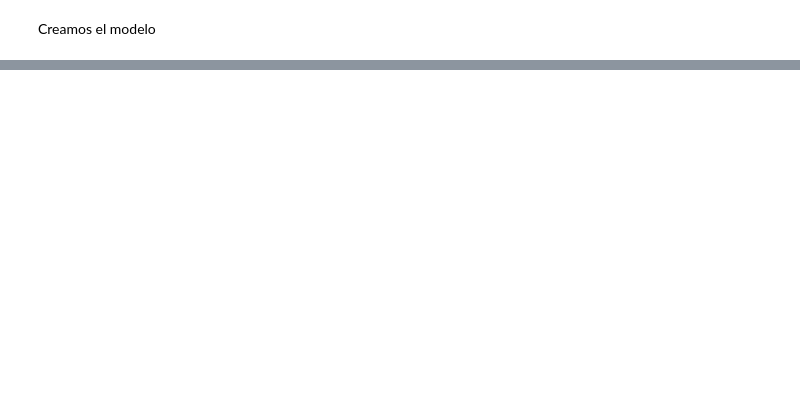
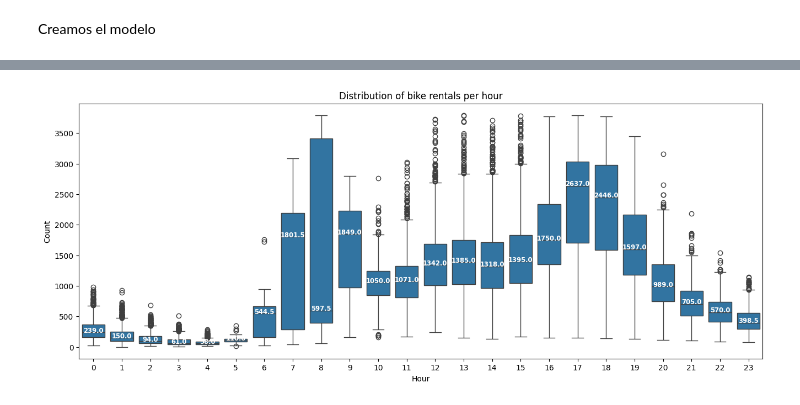
Before and after one commit to JairAmaro/Portafolio, a Jupyter notebook: London bike shariong/London.ipynb, the cells around one changed output, grey strips where cells are left out. Drawn from its saved outputs; the diff is of its cells as text; code cells hidden in the pictures; blank space fills up the shorter version.

Commit message:
[London][Science] Try with other model for df: df_segundo_modelo

```diff
--- a/London bike shariong/London.ipynb
+++ b/London bike shariong/London.ipynb
@@ -84,7 +86,7 @@ def DateExtarct(data):
     data['Year'] = data['Time'].dt.year
     data['Month'] = data['Time'].dt.month
     data['Day'] = data['Time'].dt.day
-    # data['Hour'] = data['Time'].dt.hour
+    data['Hour'] = data['Time'].dt.hour
     # data['Minute'] = data['Time'].dt.minute
     return data
 
@@ -232,3 +234,7 @@ Outliers shape is:  675
 | 13704 | 2016-07-31 15:00:00 | 3941 | 21.000000 | 21.000000 | 44.500000 | 17.000000 | 1.000000 | 0.000000 | ... |
 | 3418 | 2015-05-26 18:00:00 | 3960 | 18.000000 | 18.000000 | 47.500000 | 18.000000 | 1.000000 | 0.000000 | ... |
 | 12635 | 2016-06-16 08:00:00 | 3939 | 15.500000 | 15.500000 | 74.500000 | 16.000000 | 3.000000 | 0.000000 | ... |
+# %%
+#removing outliers
+df = df[(df['Count'] >= Lower_limit) & (df['Count'] <= Upper_limit)]
+print("shape after outliers removal :",df.shape)
@@ -413,0 +525,3 @@ IndexError: tuple index out of range
+# %%
+df_segundo_modelo['Hour'] = df_segundo_modelo['Time'].dt.hour
+df_segundo_modelo
@@ -413,0 +542,4 @@ IndexError: tuple index out of range
+# %%
+# converting discrete variable "season" to bins
+df_segundo_modelo = pd.get_dummies(df_segundo_modelo, columns=['season'], dtype=int)
+df_segundo_modelo.head()
@@ -413,0 +553,17 @@ IndexError: tuple index out of range
+# %%
+import seaborn as sns
+import matplotlib.pyplot as plt
+
+plt.figure(figsize=(16, 6))
+ax = sns.boxplot(x='Hour', y='Count', data=df_segundo_modelo)
+plt.title('Distribution of bike rentals per hour')
+
+# Añadir etiquetas manualmente
+medians = df_segundo_modelo.groupby(['Hour'])['Count'].median().values
+for xtick in ax.get_xticks():
+    ax.text(xtick, medians[xtick], f'{medians[xtick]:.1f}',
+            horizontalalignment='center', size='small', color='w', weight='semibold')
+
+plt.show()
+# %% [output]
+[figure, added]
```
Also changed, not shown: parts of 18 cells of this notebook.
